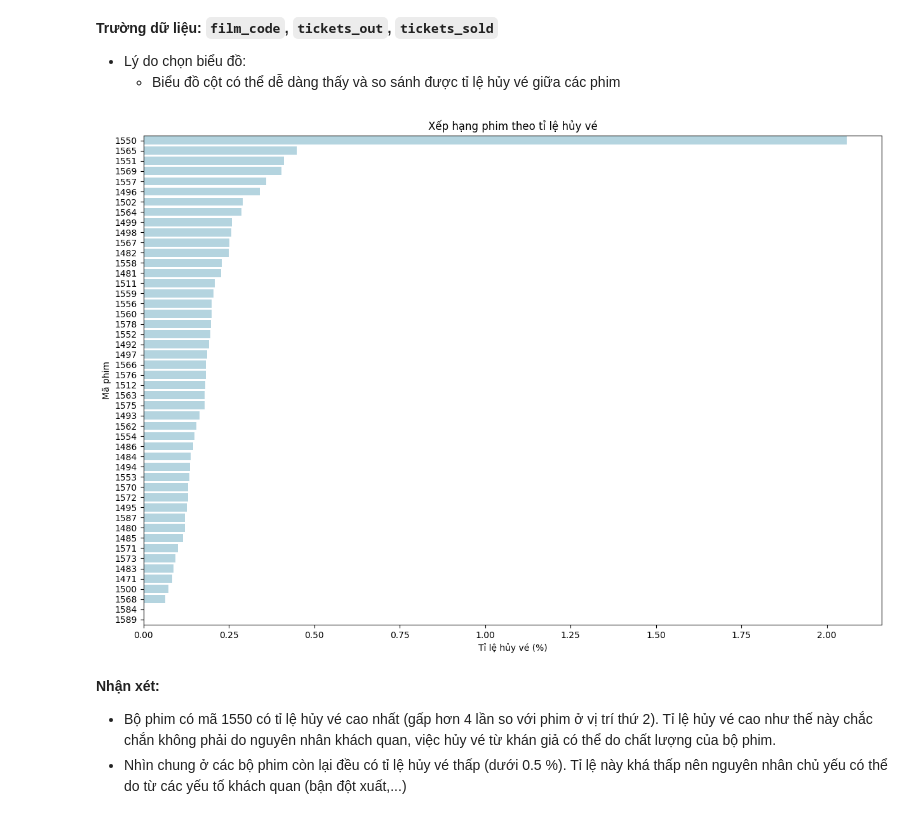
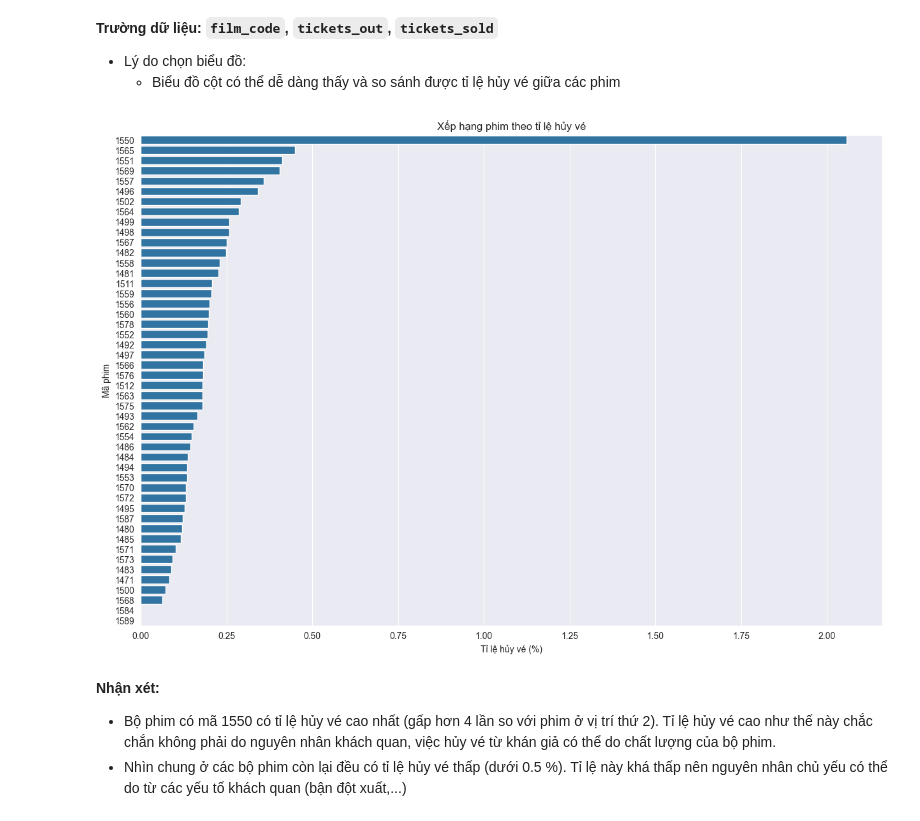
Before and after one commit to Tuyet3005/DataVisualization-Lab-2, a Jupyter notebook: source_codes/Vu.ipynb, the cells around one changed output. Drawn from its saved outputs; the diff is of its cells as text; code cells hidden in the pictures.

```diff
--- a/source_codes/Vu.ipynb
+++ b/source_codes/Vu.ipynb
@@ -69,6 +67,7 @@ figure, (ax1, ax2, ax3) = plt.subplots(3, 1)
 figure.set_size_inches(10, 10)
 figure.tight_layout(pad=3)
 
+sns.set_style("darkgrid")
 sns.barplot(data=df1.reset_index(), x='date', y='ticket_price', ax=ax1)
 sns.barplot(data=df2.reset_index(), x='date', y='tickets_sold', ax=ax2)
 sns.barplot(data=df3.reset_index(), x='date', y='total_sales', ax=ax3)
@@ -106,7 +105,8 @@ plt.show()
 df = data.groupby(['day'])['total_sales'].mean()
 
 plt.gcf().set_size_inches(12, 5)
-sns.barplot(data=df.reset_index(), x='day', y='total_sales', palette=['lightblue'])
+sns.set_style("darkgrid")
+sns.barplot(data=df.reset_index(), x='day', y='total_sales', color='#1f77b4')
 
 yticks = plt.gca().get_yticks()
 ylabels = ['{:,.0f} K'.format(y) + '' for y in yticks/1000]
@@ -130,7 +130,8 @@ plt.show()
 df = data.groupby(['film_code'])['total_sales'].sum().sort_values(ascending=False)
 
 plt.gcf().set_size_inches(15, 10)
-sns.barplot(data=df.reset_index(), x='total_sales', y='film_code', palette=['lightblue'])
+sns.set_style("darkgrid")
+sns.barplot(data=df.reset_index(), x='total_sales', y='film_code', color='#1f77b4')
 
 xticks = plt.gca().get_xticks()
 xlabels = ['{:,.0f} M'.format(x) + '' for x in xticks/1000000]
@@ -155,16 +156,17 @@ plt.show()
 # %%
 df = data.groupby(['film_code']).agg({'tickets_out': 'sum', 'tickets_sold': 'sum'})
 df['tickets_out_percent'] =(df['tickets_out'] / df['tickets_sold']) * 100
 
 plt.gcf().set_size_inches(15, 10)
-sns.barplot(data=df.reset_index().sort_values(by='tickets_out_percent', ascending=False), x='tickets_out_percent', y='film_code', palette=['lightblue'])
+sns.set_style("darkgrid")
+sns.barplot(data=df.reset_index().sort_values(by='tickets_out_percent', ascending=False), x='tickets_out_percent', y='film_code', color='#1f77b4')
 
 plt.title('Xếp hạng phim theo tỉ lệ hủy vé')
 plt.xlabel('Tỉ lệ hủy vé (%)')
 plt.ylabel('Mã phim')
 plt.show()
 # %% [output]
-[figure, old version]
+[figure, new version]
 # %% [markdown]
 **Nhận xét:**
   * Bộ phim có mã 1550 có tỉ lệ hủy vé cao nhất (gấp hơn 4 lần so với phim ở vị trí thứ 2). Tỉ lệ hủy vé cao như thế này chắc chắn không phải do nguyên nhân khách quan, việc hủy vé từ khán giả có thể do chất lượng của bộ phim.
```
Also changed, not shown: parts of 5 cells of this notebook.
